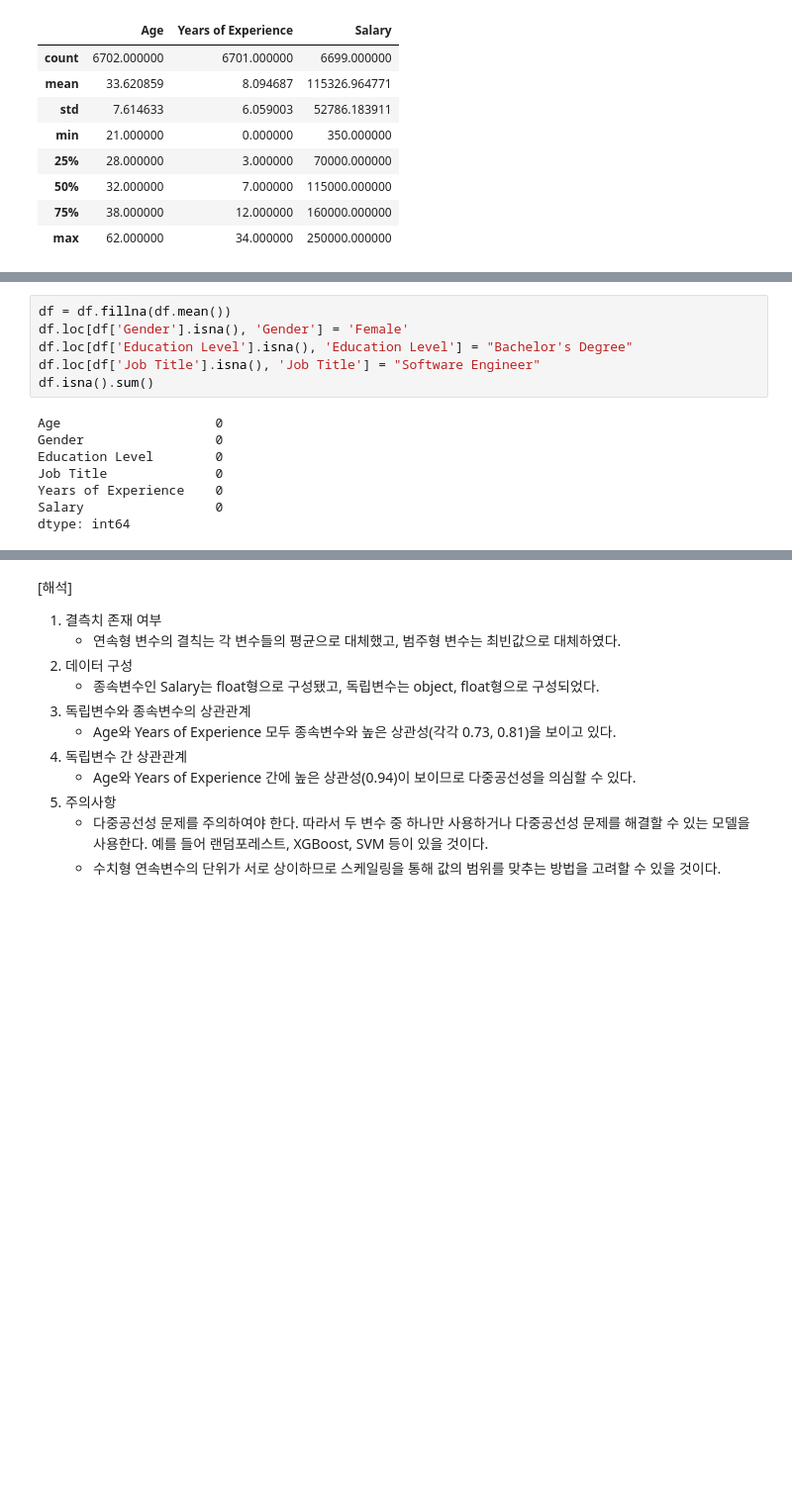
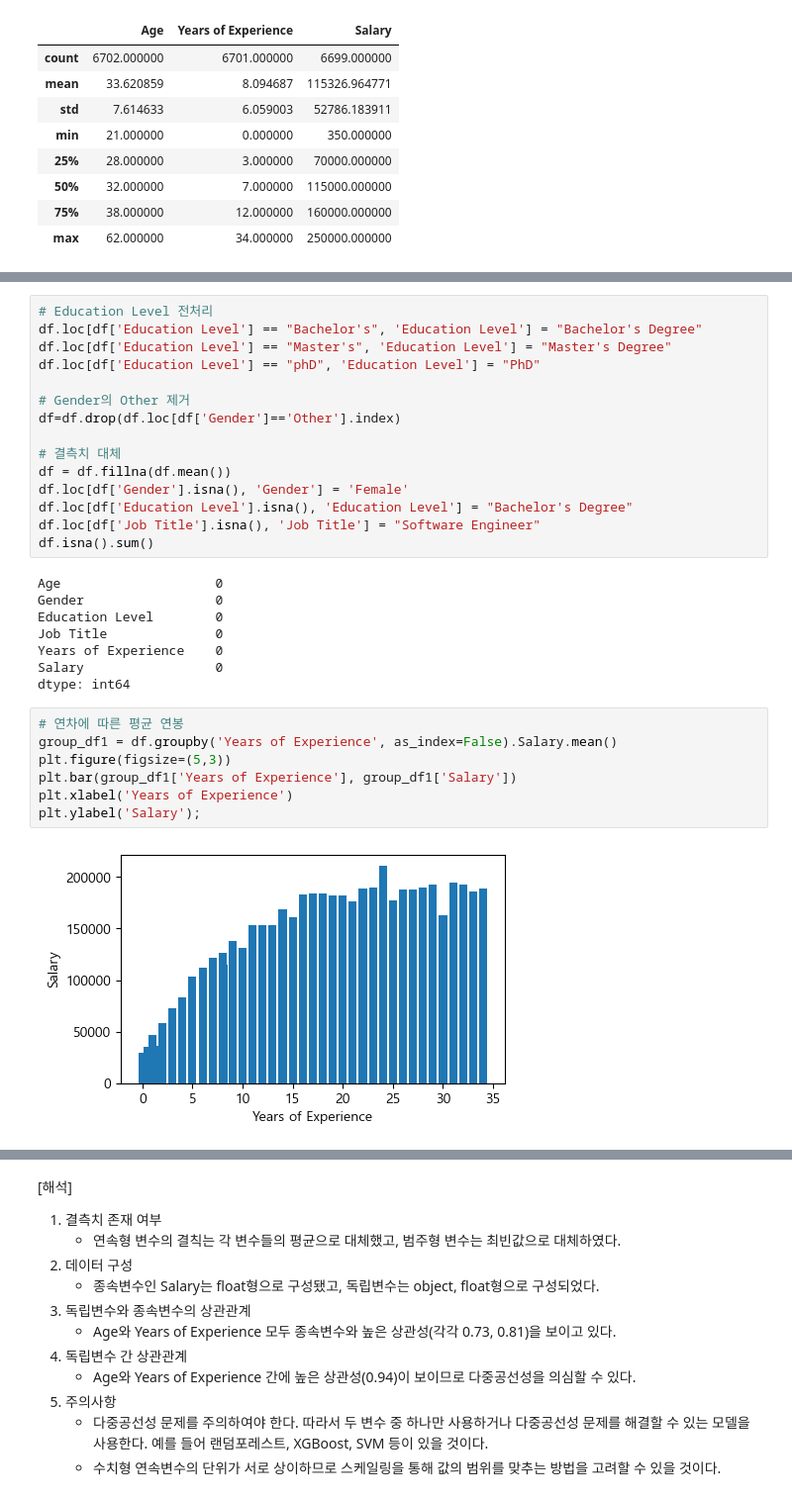
Before and after one commit to Park-Young-Bin/ADP_code, a Jupyter notebook: Kaggle_Salary Data.ipynb, the cells around one changed output, grey strips where cells are left out. Shown at 99% size. Cells and saved outputs as stored; diff of their text form; blank space fills up the shorter version.

```diff
--- a/Kaggle_Salary Data.ipynb
+++ b/Kaggle_Salary Data.ipynb
@@ -91,15 +91,33 @@ Senior Account Manager            1
 Name: Job Title, Length: 193, dtype: int64
-# %%
-df = df.fillna(df.mean())
-df.loc[df['Gender'].isna(), 'Gender'] = 'Female'
-df.loc[df['Education Level'].isna(), 'Education Level'] = "Bachelor's Degree"
-df.loc[df['Job Title'].isna(), 'Job Title'] = "Software Engineer"
-df.isna().sum()
-# %% [output]
-Age                    0
-Gender                 0
-Education Level        0
-Job Title              0
-Years of Experience    0
-Salary                 0
-dtype: int64
+# %%
+# Education Level 전처리
+df.loc[df['Education Level'] == "Bachelor's", 'Education Level'] = "Bachelor's Degree"
+df.loc[df['Education Level'] == "Master's", 'Education Level'] = "Master's Degree"
+df.loc[df['Education Level'] == "phD", 'Education Level'] = "PhD"
+
+# Gender의 Other 제거
+df=df.drop(df.loc[df['Gender']=='Other'].index)
+
+# 결측치 대체
+df = df.fillna(df.mean())
+df.loc[df['Gender'].isna(), 'Gender'] = 'Female'
+df.loc[df['Education Level'].isna(), 'Education Level'] = "Bachelor's Degree"
+df.loc[df['Job Title'].isna(), 'Job Title'] = "Software Engineer"
+df.isna().sum()
+# %% [output]
+Age                    0
+Gender                 0
+Education Level        0
+Job Title              0
+Years of Experience    0
+Salary                 0
+dtype: int64
+# %%
+# 연차에 따른 평균 연봉
+group_df1 = df.groupby('Years of Experience', as_index=False).Salary.mean()
+plt.figure(figsize=(5,3))
+plt.bar(group_df1['Years of Experience'], group_df1['Salary'])
+plt.xlabel('Years of Experience')
+plt.ylabel('Salary');
+# %% [output]
+[figure, added]
```
Also changed, not shown: parts of 21 cells of this notebook.
